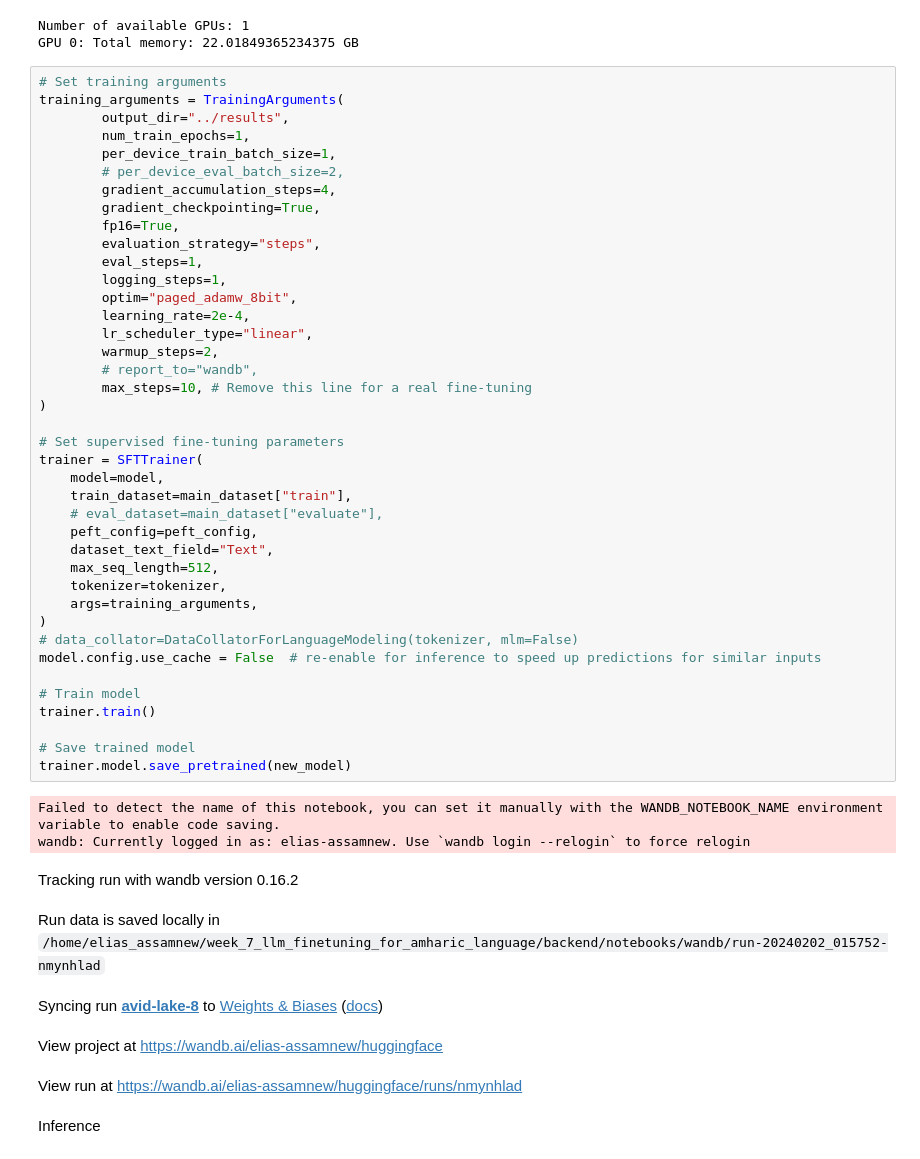
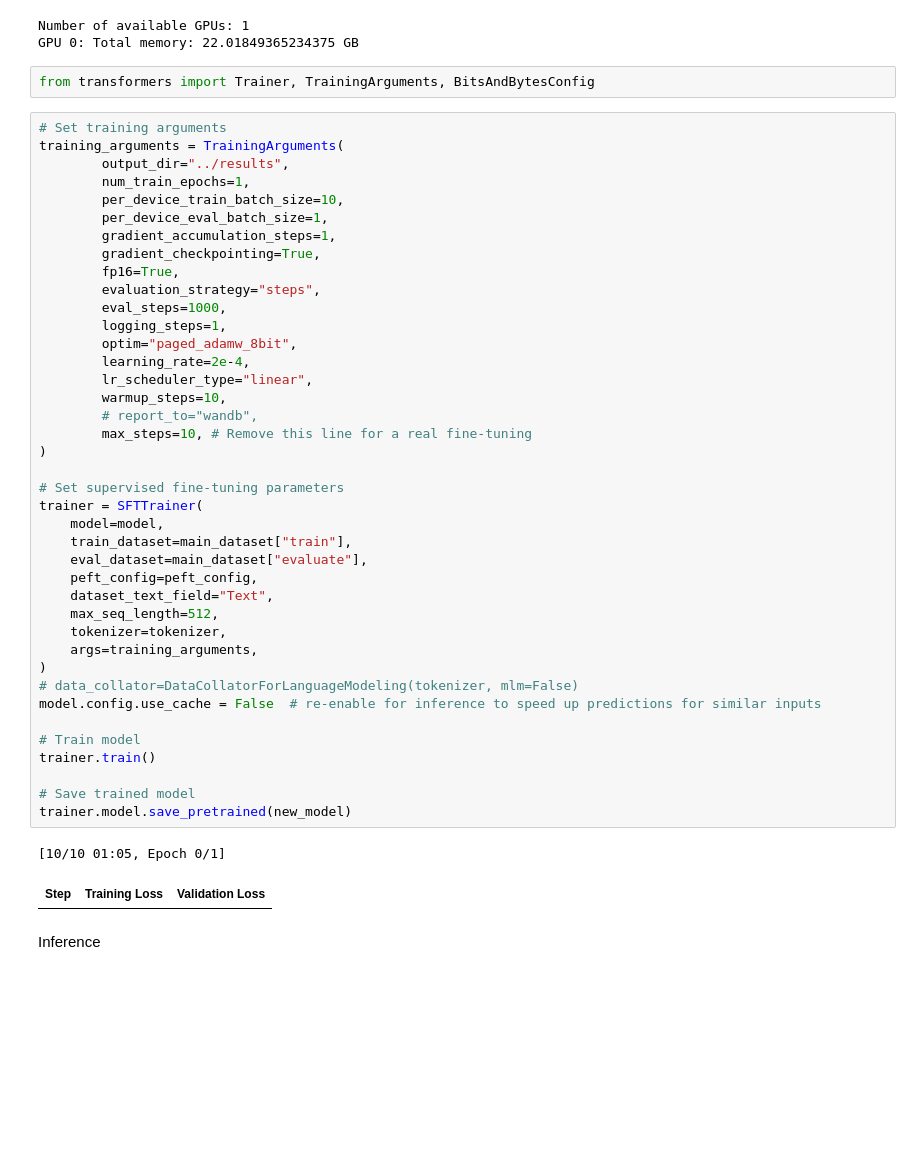
Before and after one commit to 10AcademyBatchA/week_7_llm_finetuning_for_amharic_language, a Jupyter notebook: backend/notebooks/llama_Amh_fine_tune.ipynb, the cells around one changed output. Drawn from its saved outputs; the diff is of its cells as text; blank space fills up the shorter version.

```diff
--- a/backend/notebooks/llama_Amh_fine_tune.ipynb
+++ b/backend/notebooks/llama_Amh_fine_tune.ipynb
@@ -331,53 +318,50 @@ for i in range(n_gpus):
 # %% [output]
 Number of available GPUs: 1
 GPU 0: Total memory: 22.01849365234375 GB
+# %%
+from transformers import Trainer, TrainingArguments, BitsAndBytesConfig
 # %%
 # Set training arguments
 training_arguments = TrainingArguments(
         output_dir="../results",
         num_train_epochs=1,
-        per_device_train_batch_size=1,
-        # per_device_eval_batch_size=2,
-        gradient_accumulation_steps=4,
+        per_device_train_batch_size=10,
+        per_device_eval_batch_size=1,
+        gradient_accumulation_steps=1,
         gradient_checkpointing=True,
         fp16=True,
         evaluation_strategy="steps",
-        eval_steps=1,
+        eval_steps=1000,
         logging_steps=1,
         optim="paged_adamw_8bit",
         learning_rate=2e-4,
         lr_scheduler_type="linear",
-        warmup_steps=2,
+        warmup_steps=10,
         # report_to="wandb",
         max_steps=10, # Remove this line for a real fine-tuning
 )
 
 # Set supervised fine-tuning parameters
 trainer = SFTTrainer(
     model=model,
     train_dataset=main_dataset["train"],
-    # eval_dataset=main_dataset["evaluate"],
+    eval_dataset=main_dataset["evaluate"],
     peft_config=peft_config,
     dataset_text_field="Text",
     max_seq_length=512,
     tokenizer=tokenizer,
     args=training_arguments,
 )
 # data_collator=DataCollatorForLanguageModeling(tokenizer, mlm=False)
 model.config.use_cache = False  # re-enable for inference to speed up predictions for similar inputs
 
 # Train model
 trainer.train()
 
 # Save trained model
 trainer.model.save_pretrained(new_model)
 # %% [output]
-Failed to detect the name of this notebook, you can set it manually with the WANDB_NOTEBOOK_NAME environment variable to enable code saving.
-wandb: Currently logged in as: elias-assamnew. Use `wandb login --relogin` to force relogin
+[10/10 01:05, Epoch 0/1]
-Tracking run with wandb version 0.16.2
-Run data is saved locally in /home/elias_assamnew/week_7_llm_finetuning_for_amharic_language/backend/notebooks/wandb/run-20240202_015752-nmynhlad
-Syncing run avid-lake-8 to Weights & Biases (docs)
-View project at https://wandb.ai/elias-assamnew/huggingface
-View run at https://wandb.ai/elias-assamnew/huggingface/runs/nmynhlad
+| Step | Training Loss | Validation Loss |
 # %% [markdown]
 Inference
```
Also changed, not shown: parts of 10 cells of this notebook.
